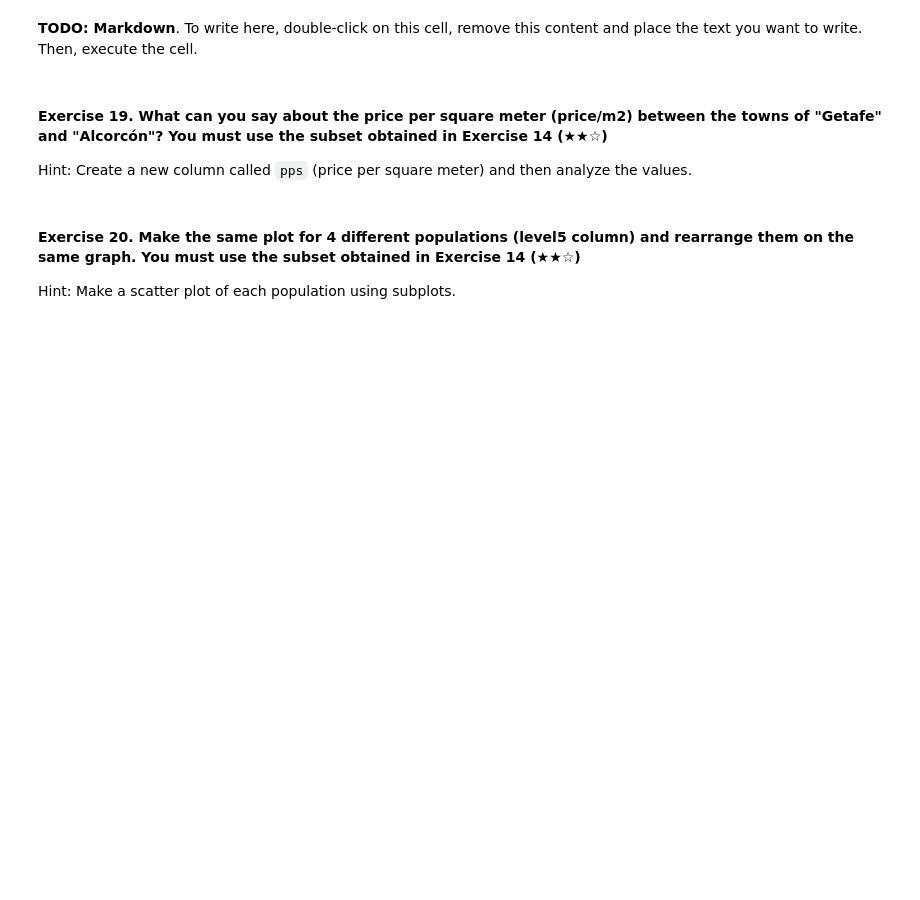
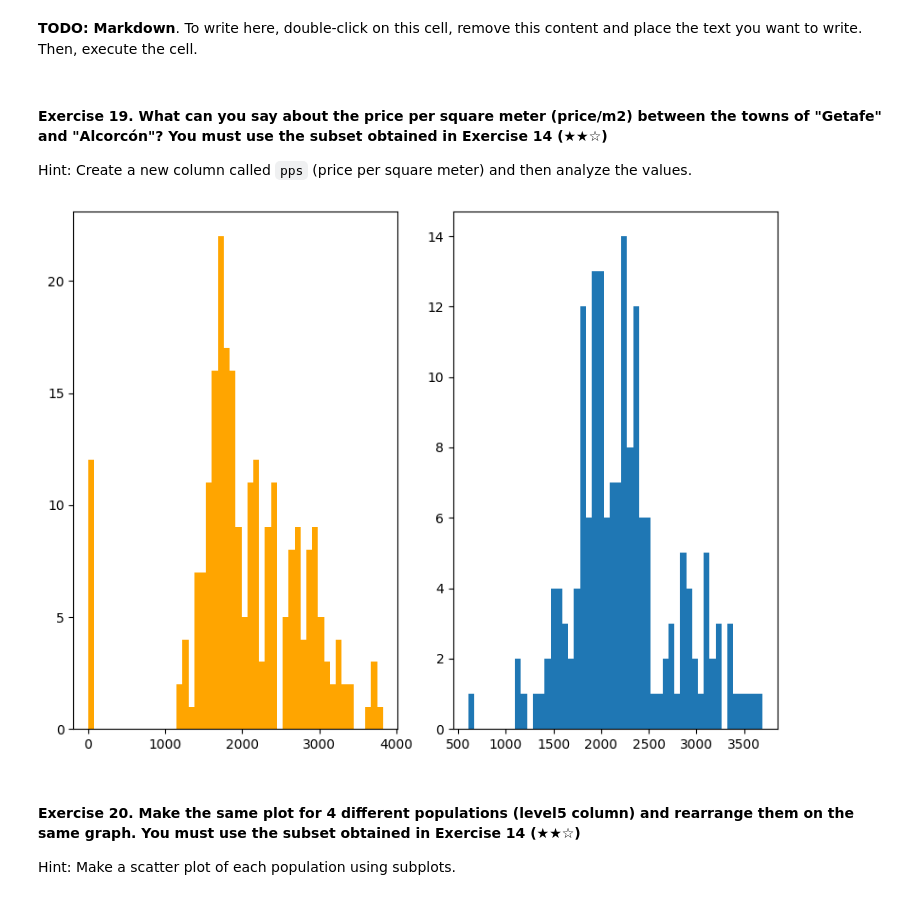
Before and after one commit to gzsomm/realestate-datacleanup-exercise, a Jupyter notebook: project.ipynb, the cells around one changed output. Saved outputs shown, nothing was run; the diff lists cells and outputs as text; code cells hidden in the pictures; blank space fills up the shorter version.

```diff
--- a/project.ipynb
+++ b/project.ipynb
@@ -438,7 +487,21 @@ Hint: You can help yourself by reviewing the *multihist* demo of Matplotlib.
 
 Hint: Create a new column called `pps` (price per square meter) and then analyze the values.
 # %%
-# TODO
+#
+
+ds_southbelt.loc[:, 'pps'] = ds_southbelt['price'] / ds_southbelt['surface'].replace(0, np.nan)
+categorias2 = [ds_southbelt[ds_southbelt['level5'] == cat]['pps'] for cat in ['Getafe', 'Alcorcón']]
+
+fig, ax = plt.subplots(1, 2, figsize=(8, 6))
+
+# Dibujar algo en cada gráfico
+ax[0].hist(ds_southbelt.loc[ds_southbelt['level5'] == 'Getafe', 'pps'], bins=50, color = 'orange')
+ax[1].hist(ds_southbelt.loc[ds_southbelt['level5'] == 'Alcorcón', 'pps'], bins=50)
+
+plt.tight_layout()  # Ajusta el espaciado entre subgráficos
+plt.show()
+# %% [output]
+[figure, added]
 # %% [markdown]
 #### Exercise 20. Make the same plot for 4 different populations (level5 column) and rearrange them on the same graph. You must use the subset obtained in Exercise 14 (★★☆)
 
```
Also changed, not shown: parts of 20 cells of this notebook.
